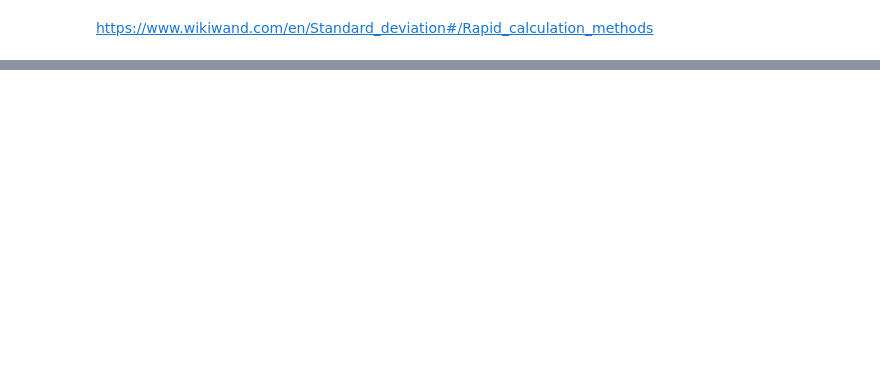
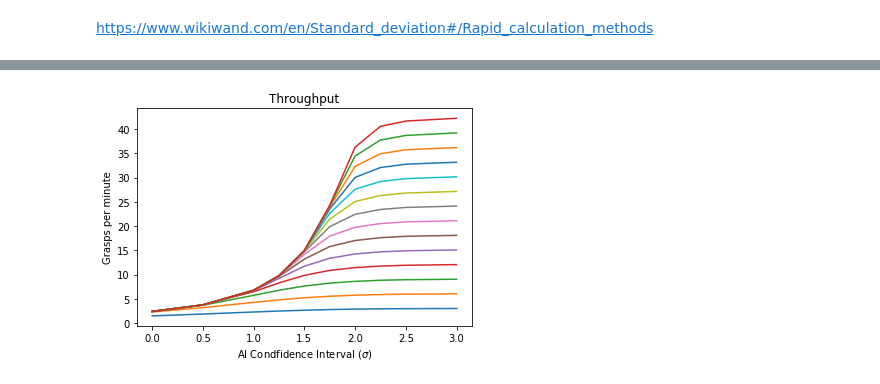
Before and after one commit to JeffreyILipton/SimulationOfFleet, a Jupyter notebook: Analysis.ipynb, the cells around one changed output, grey strips where cells are left out. Saved outputs shown, nothing was run; the diff lists cells and outputs as text; code cells hidden in the pictures; blank space fills up the shorter version.

```diff
--- a/Analysis.ipynb
+++ b/Analysis.ipynb
@@ -260,22 +206 @@ plotHumanDown(fulldata)
-# %%
-def plotThroughput(data,dolegend=False):
-    totalbot = int(fulldata[-1,1])
-    time = 30*24*60
-    for n_robot in range(0,totalbot):
-        start = n_robot*8
-        stop = start+8
-        x = data[start:stop,2]
-        x = [0.6,1   ,1.2,1.6,1.96,2.58,3    ,4]
-        #x=list(range(0,8))
-        y1 = data[start:stop,9]/time
-        std1 = data[start:stop,10]/time
-        num_bot = int(data[start,1])
-        #plt.plot(x,y1,label = f'{num_bot}')
-        plt.errorbar(x,y1,yerr = std1,label = f'{num_bot}')
-    #plt.plot(x,y2,label = f'{num_bot}')#,'g-')
-    plt.title('Throughput')
-    plt.xlabel(r'AI Condfidence Interval ($\sigma$)')
-    plt.ylabel('Grasps per minute')
-    if dolegend: plt.legend()
-    plt.show()
 # %%
@@ -363,0 +217,2 @@ Phi(3.5)
+# %%
+filename = 'CDF3.csv'
@@ -363,0 +224,5 @@ Phi(3.5)
+# %%
+x = [0.0, 0.5, 1.0,1.25, 1.5,1.75, 2.0, 2.25, 2.5, 3.0]
+plotThroughput(fulldata,x)
+# %% [output]
+[figure, added]
```
Also changed, not shown: parts of 38 cells of this notebook, 5 other files.
